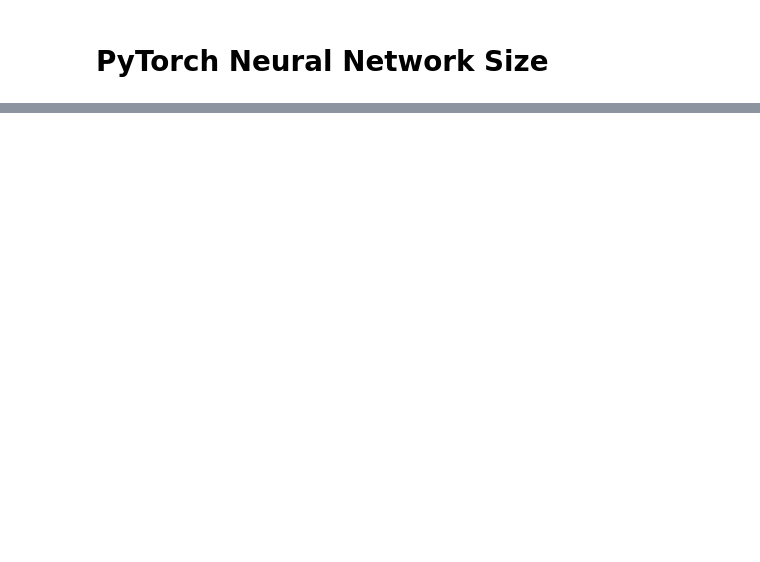
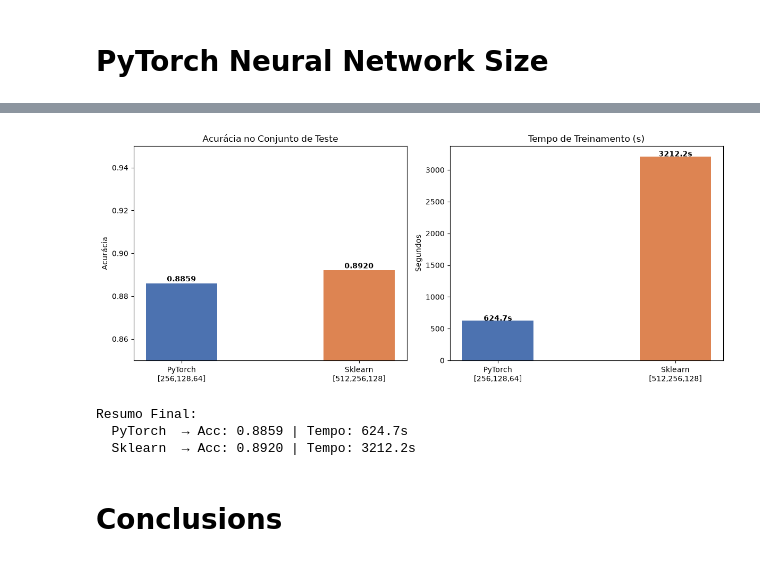
Before and after one commit to maxcbarn/UNI-AI-Tools, a Jupyter notebook: assigment3/FashinMNIST_MaxChavesBarn.ipynb, the cells around one changed output, grey strips where cells are left out. Drawn from its saved outputs; the diff is of its cells as text; code cells hidden in the pictures; blank space fills up the shorter version.

```diff
--- a/assigment3/FashinMNIST_MaxChavesBarn.ipynb
+++ b/assigment3/FashinMNIST_MaxChavesBarn.ipynb
@@ -700,0 +940,35 @@ print(f"\nMelhor combinação Sklearn: {best_sk} ({sk_results[best_sk]:.4f})")
+# %%
+fig, axes = plt.subplots(1, 2, figsize=(12, 5))
+
+models = ['PyTorch\n[256,128,64]', 'Sklearn\n[512,256,128]']
+accs   = [pt_test_acc, sk_test_acc]
+colors = ['#4C72B0', '#DD8452']
+
+axes[0].bar(models, accs, color=colors, width=0.4)
+axes[0].set_ylim(0.85, 0.95)
+axes[0].set_title('Acurácia no Conjunto de Teste')
+axes[0].set_ylabel('Acurácia')
+for i, v in enumerate(accs):
+    axes[0].text(i, v + 0.001, f'{v:.4f}', ha='center', fontweight='bold')
+
+# Training time comparison
+times = [pt_train_time, sk_train_time]
+axes[1].bar(models, times, color=colors, width=0.4)
+axes[1].set_title('Tempo de Treinamento (s)')
+axes[1].set_ylabel('Segundos')
+for i, v in enumerate(times):
+    axes[1].text(i, v + 0.5, f'{v:.1f}s', ha='center', fontweight='bold')
+
+plt.tight_layout()
+plt.show()
+
+print(f"\nResumo Final:")
+print(f"  PyTorch  → Acc: {pt_test_acc:.4f} | Tempo: {pt_train_time:.1f}s")
+print(f"  Sklearn  → Acc: {sk_test_acc:.4f} | Tempo: {sk_train_time:.1f}s")
+# %% [output]
+[figure, added]
+Resumo Final:
+  PyTorch  → Acc: 0.8859 | Tempo: 624.7s
+  Sklearn  → Acc: 0.8920 | Tempo: 3212.2s
+# %% [markdown]
+# Conclusions
```
Also changed, not shown: parts of 31 cells of this notebook.
